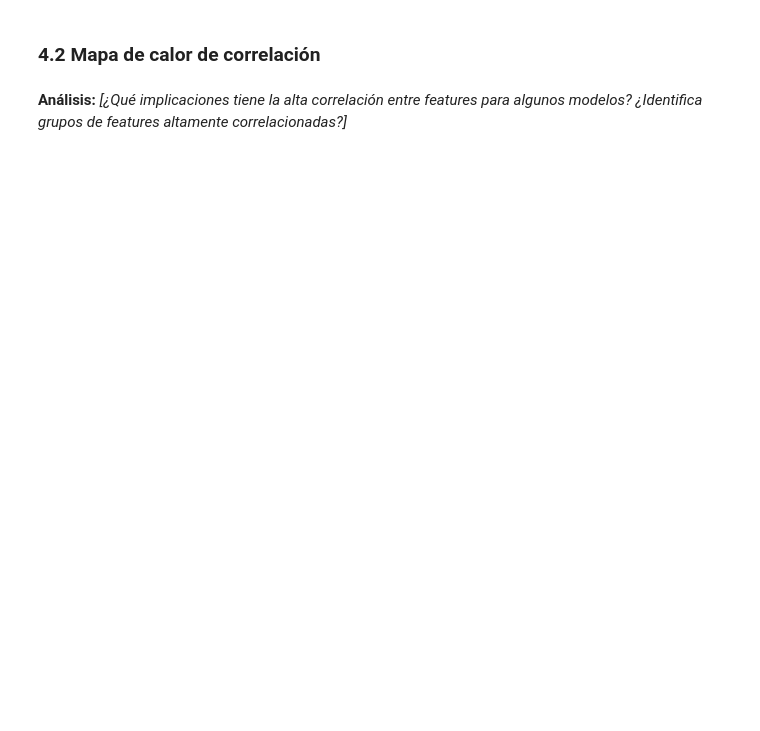
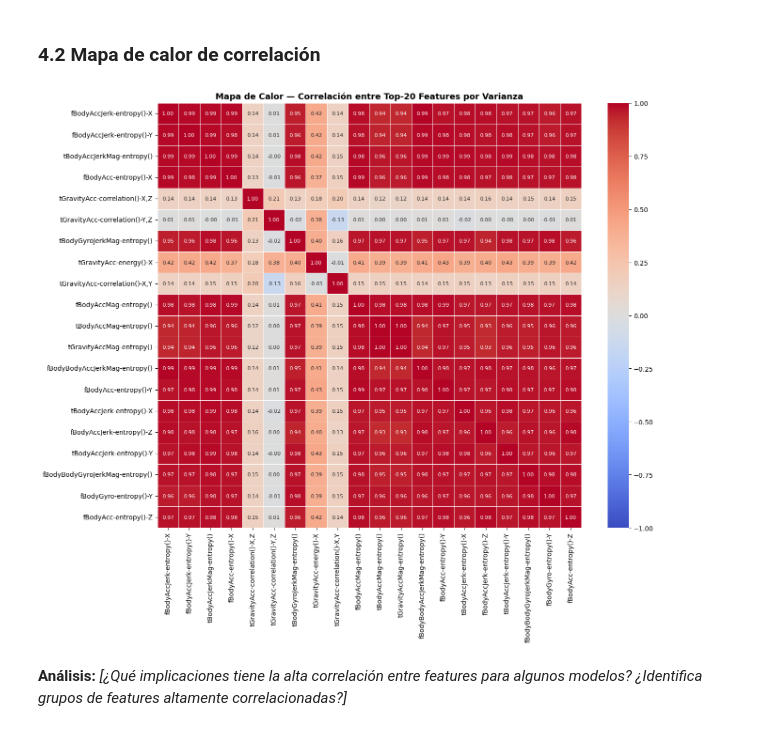
Before and after one commit to sctavo/HAR-ML, a Jupyter notebook: notebook_fase1_grupo05.ipynb, the cells around one changed output. Drawn from its saved outputs; the diff is of its cells as text; code cells hidden in the pictures; blank space fills up the shorter version.

```diff
--- a/notebook_fase1_grupo05.ipynb
+++ b/notebook_fase1_grupo05.ipynb
@@ -271,17 +345,29 @@ plt.show()
 # %%
 # TODO 12: Seleccionar las 20 features con mayor varianza
 top_var_features = X_train.var().nlargest(20).index.tolist()
 
 # TODO 13: Calcular y graficar el heatmap de correlación
 corr_matrix = X_train[top_var_features].corr()
 
-fig, ax = plt.subplots(figsize=(12, 10))
+fig, ax = plt.subplots(figsize=(14, 12))
+
+# Configuración completa del heatmap para maximizar la legibilidad
 sns.heatmap(
     corr_matrix,
-    # TODO: configurar cmap, annot, fmt, linewidths, ax
+    cmap='coolwarm',       # Paleta divergente ideal para correlaciones (-1 a 1)
+    annot=True,            # Mostrar los valores numéricos dentro de cada celda
+    fmt='.2f',             # Limitar a 2 decimales
+    linewidths=0.5,        # Espaciado fino entre celdas
+    ax=ax,                 # Dibujar sobre el eje configurado
+    vmin=-1, vmax=1,       # Forzar que los límites del color vayan de -1 a 1
+    annot_kws={"size": 8}  # Ajustar el tamaño de la fuente de los números
 )
-ax.set_title('Mapa de Calor — Correlación entre Top-20 Features por Varianza', fontsize=13)
+
+ax.set_title('Mapa de Calor — Correlación entre Top-20 Features por Varianza', fontsize=13, fontweight='bold')
 plt.tight_layout()
+plt.savefig('heatmap_correlacion.png', dpi=300, bbox_inches='tight')
 plt.show()
+# %% [output]
+[figure, added]
 # %% [markdown]
 **Análisis:** *[¿Qué implicaciones tiene la alta correlación entre features para algunos modelos? ¿Identifica grupos de features altamente correlacionadas?]*
```
Also changed, not shown: parts of 17 cells of this notebook, 5 other files.
